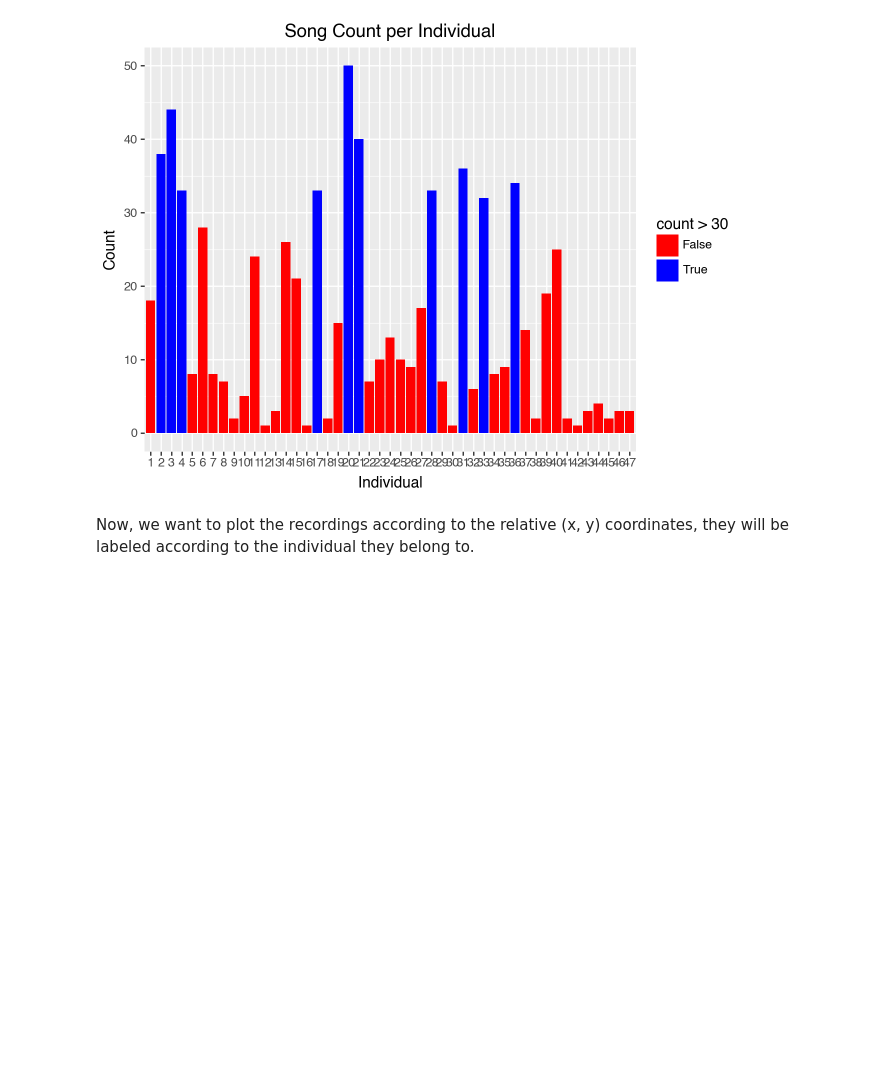
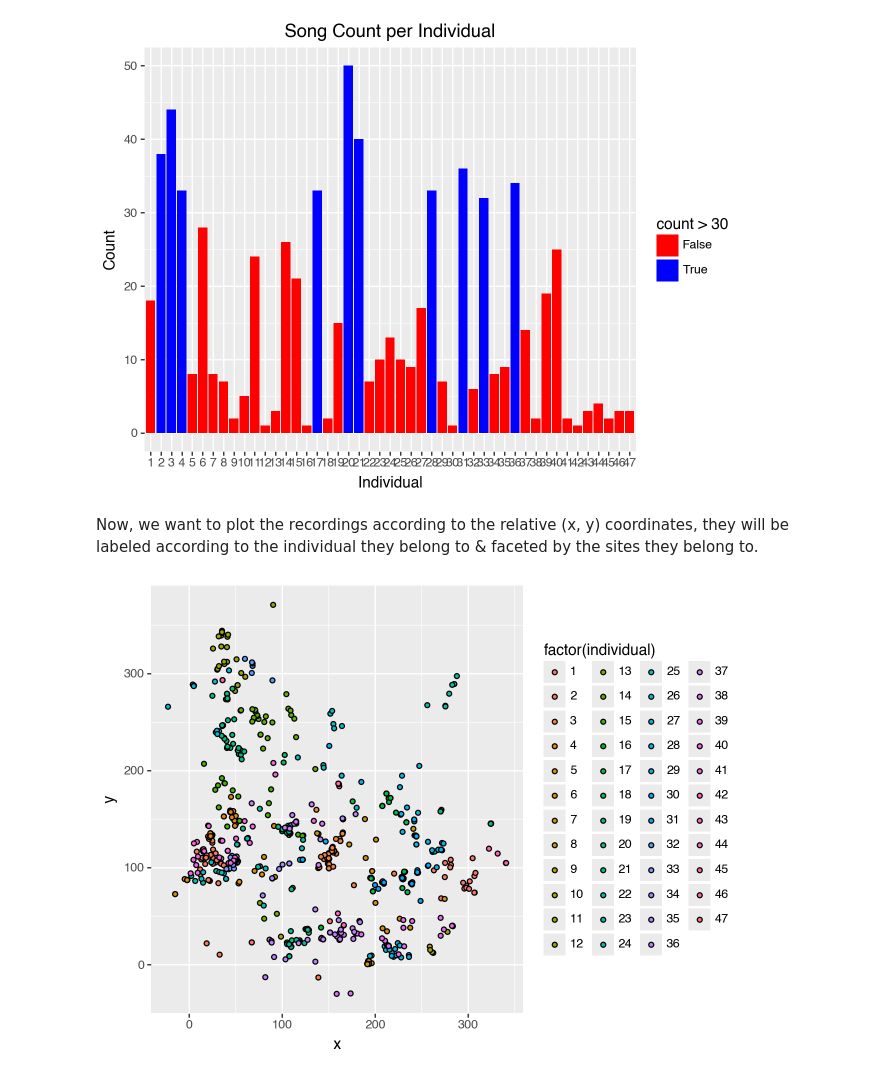
Before and after one commit to andChen2026/Bird_Network_Interactions_Analyzer, a Jupyter notebook: bioacoustics_data_analysis.ipynb, the cells around one changed output. Drawn from its saved outputs; the diff is of its cells as text; code cells hidden in the pictures; blank space fills up the shorter version.

Commit message:
finished aggregated diagram, faceting by site now

```diff
--- a/bioacoustics_data_analysis.ipynb
+++ b/bioacoustics_data_analysis.ipynb
@@ -88,4 +87,21 @@ subst_loaded_events_df.to_parquet('resources/subset_loaded_events.parquet')
 # %% [output]
 [figure]
 # %% [markdown]
-Now, we want to plot the recordings according to the relative (x, y) coordinates, they will be labeled according to the individual they belong to.
+Now, we want to plot the recordings according to the relative (x, y) coordinates, they will be labeled according to the individual they belong to & faceted by the sites they belong to.
+# %%
+# Create the figure for this, using ast package to unpack the str
+fig_df = pd.DataFrame()
+fig_df['x'] = subst_loaded_events_df['relative_position'].apply(
+    lambda p: ast.literal_eval(p)[0]
+)
+fig_df['y'] = subst_loaded_events_df['relative_position'].apply(
+    lambda p: ast.literal_eval(p)[1]
+)
+fig_df['individual'] = subst_loaded_events_df['individual']
+# %%
+(
+    ggplot(fig_df, aes('x', 'y', fill = 'factor(individual)')) +
+        geom_point()
+)
+# %% [output]
+[figure, added]
```
Also changed, not shown: parts of 2 cells of this notebook, 1 other file.
